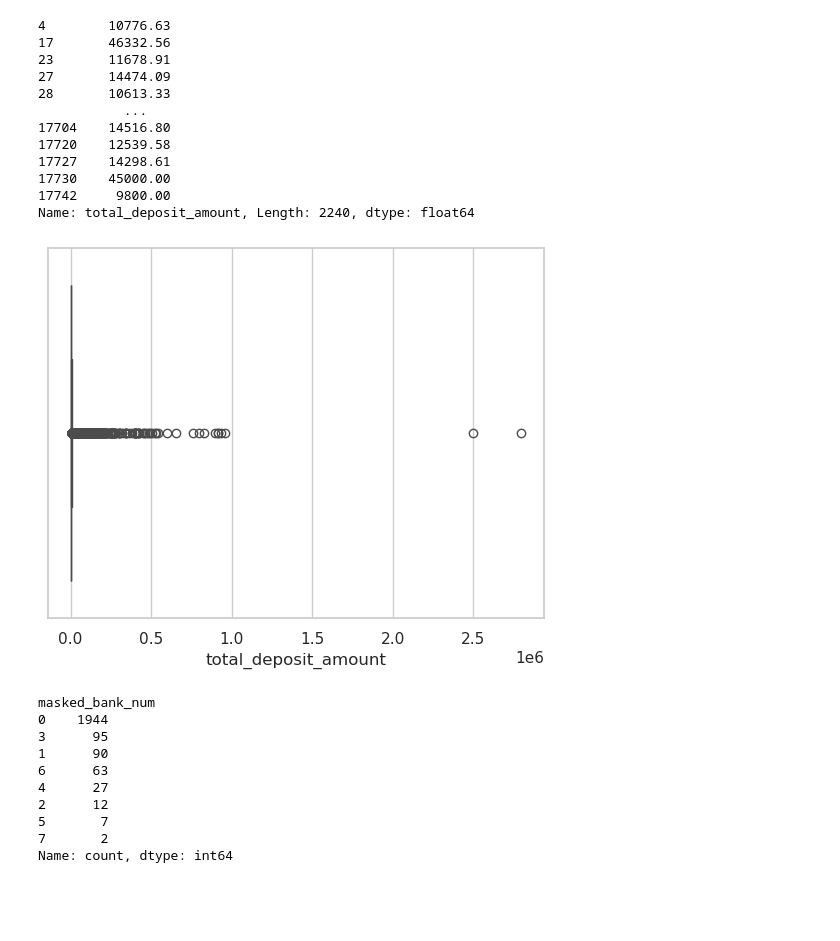
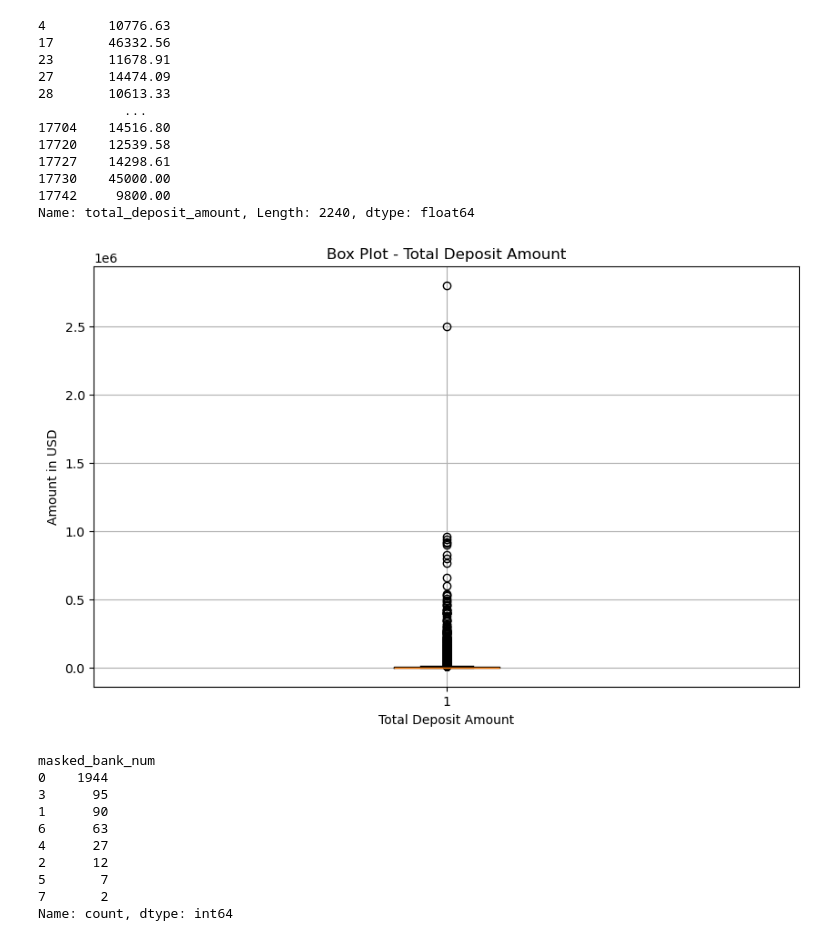
Before and after one commit to YicenYe/Citizens_Project, a Jupyter notebook: EDAandFE_YW.ipynb, the cells around one changed output. Cells and saved outputs as stored; diff of their text form; code cells hidden in the pictures; blank space fills up the shorter version.

```diff
--- a/EDAandFE_YW.ipynb
+++ b/EDAandFE_YW.ipynb
@@ -472,11 +472,17 @@ print(outliers)
 17730    45000.00
 17742     9800.00
 Name: total_deposit_amount, Length: 2240, dtype: float64
-# %%
-sns.boxplot(x=df['total_deposit_amount'])
-plt.show()
-# %% [output]
-[figure, removed]
+# %%
+plt.figure(figsize=(10, 6))
+plt.boxplot(df['total_deposit_amount'].dropna())
+plt.title('Box Plot - Total Deposit Amount')
+plt.xlabel('Total Deposit Amount')
+plt.ylabel('Amount in USD')
+plt.grid(True)
+plt.show()
+plt.show()
+# %% [output]
+[figure, added]
 # %%
 Q1 = df['total_deposit_amount'].quantile(0.25)
 Q3 = df['total_deposit_amount'].quantile(0.75)
```
Also changed, not shown: parts of 19 cells of this notebook, 2 other files.
